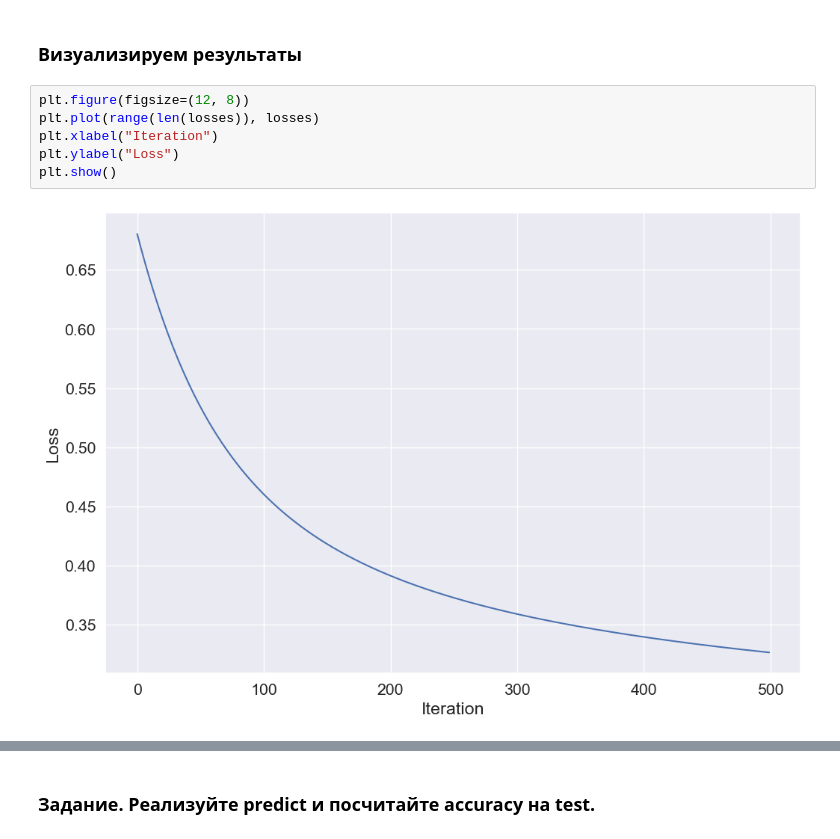
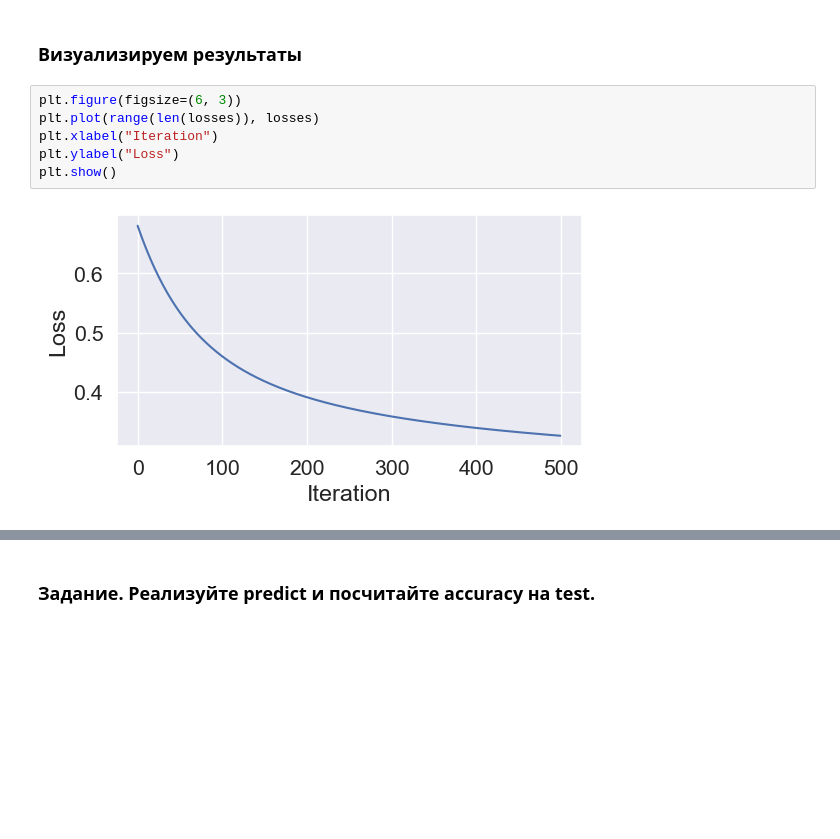
Before and after one commit to Figishe/DeepLearningSchool_part_1_ml_cv, a Jupyter notebook: week_05_convolutional_nets/Homework/hw_4_conv_cnn.ipynb, the cells around one changed output, grey strips where cells are left out. Saved outputs shown, nothing was run; the diff lists cells and outputs as text; blank space fills up the shorter version.

```diff
--- a/week_05_convolutional_nets/Homework/hw_4_conv_cnn.ipynb
+++ b/week_05_convolutional_nets/Homework/hw_4_conv_cnn.ipynb
@@ -203,13 +203,13 @@ Batch accuracy: 0.828000009059906
 # %% [markdown]
 ### Визуализируем результаты
 # %%
-plt.figure(figsize=(12, 8))
+plt.figure(figsize=(6, 3))
 plt.plot(range(len(losses)), losses)
 plt.xlabel("Iteration")
 plt.ylabel("Loss")
 plt.show()
 # %% [output]
-[figure, old version]
+[figure, new version]
 # %%
 import numpy as np
 
```
Also changed, not shown: parts of 10 cells of this notebook.
